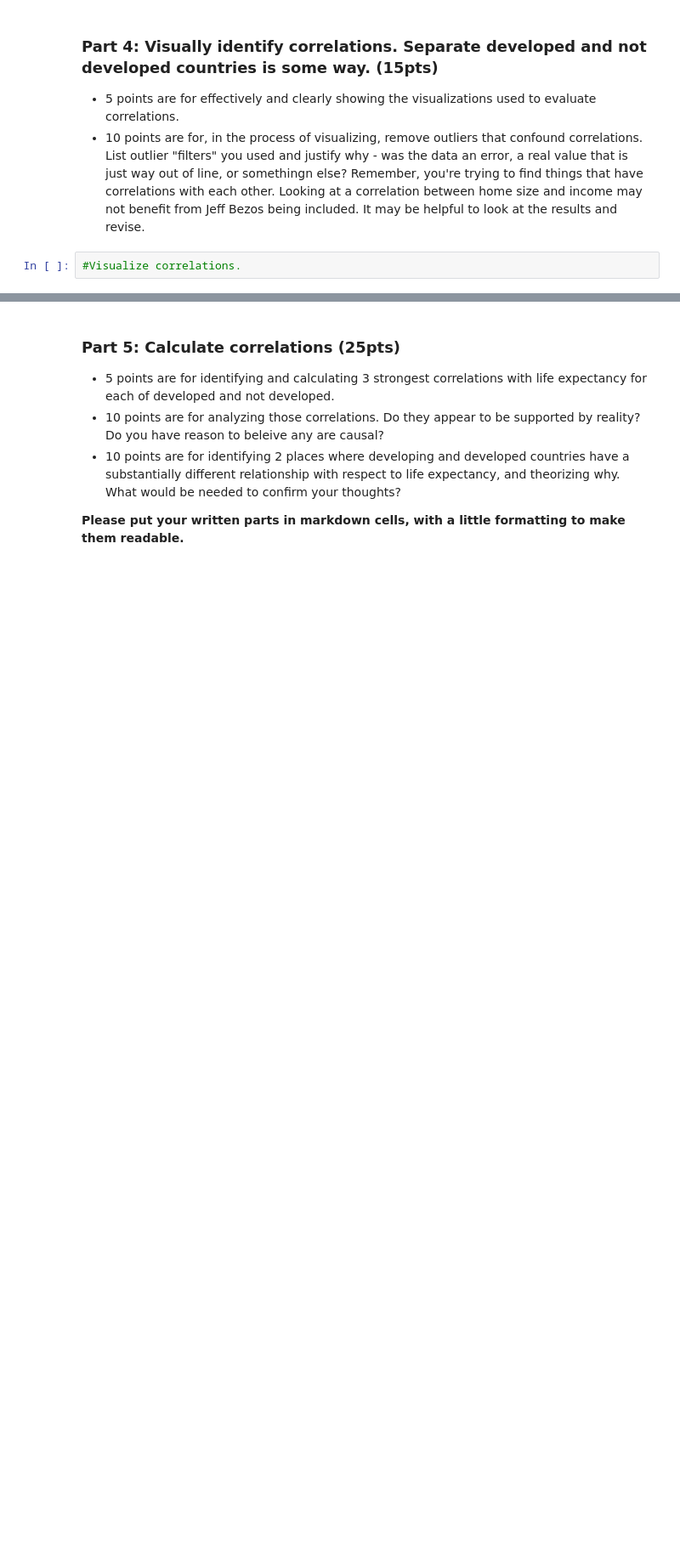
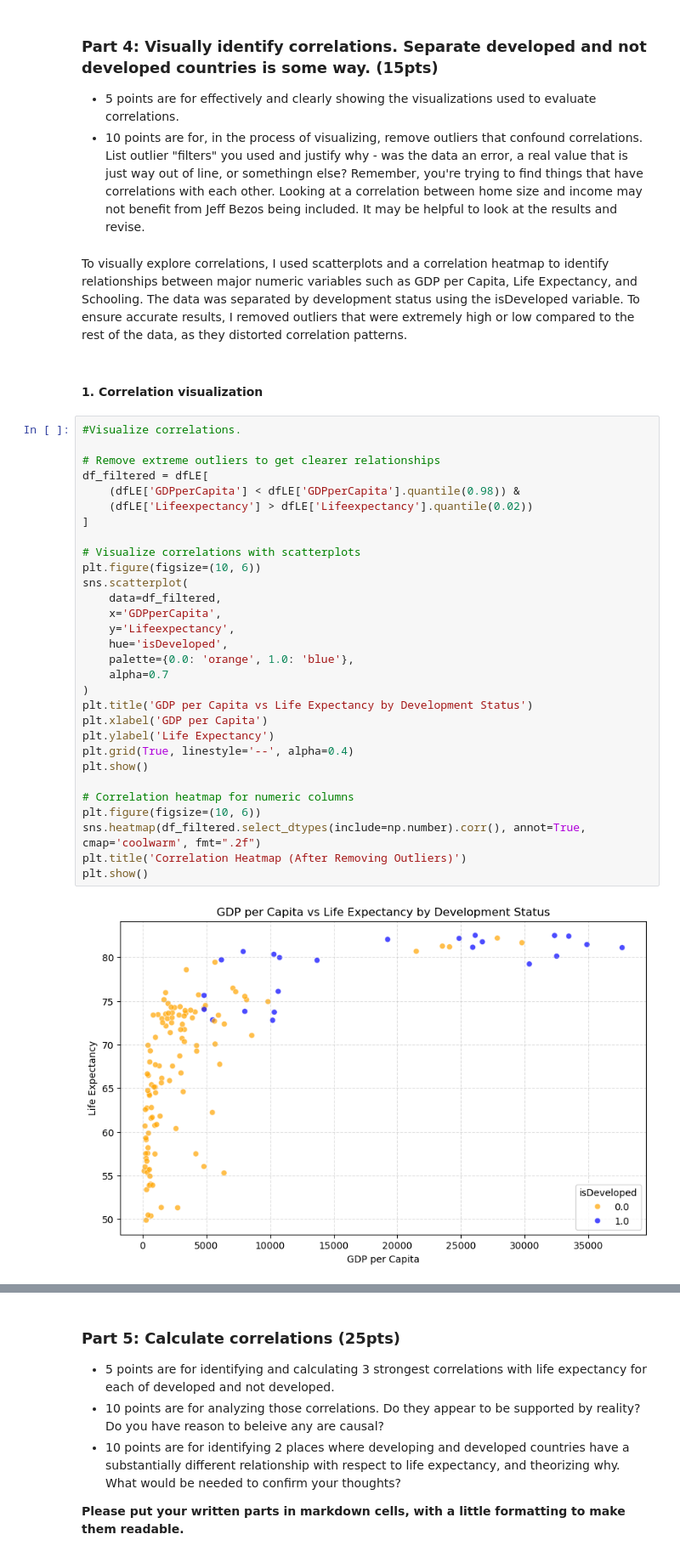
Before and after one commit to AkeemSemperDataScience/data3450-assignment-2-ateebahmed95, a Jupyter notebook: START_Asn_2.ipynb, the cells around one changed output, grey strips where cells are left out. Shown at 85% size. Saved outputs shown, nothing was run; the diff lists cells and outputs as text; blank space fills up the shorter version.

```diff
--- a/START_Asn_2.ipynb
+++ b/START_Asn_2.ipynb
@@ -81,5 +236,39 @@ Print each distribution is some type of visualization, also print the cumulative
 <li>5 points are for effectively and clearly showing the visualizations used to evaluate correlations.
 <li>10 points are for, in the process of visualizing, remove outliers that confound correlations. List outlier "filters" you used and justify why - was the data an error, a real value that is just way out of line, or somethingn else? Remember, you're trying to find things that have correlations with each other. Looking at a correlation between home size and income may not benefit from Jeff Bezos being included. It may be helpful to look at the results and revise.
 </ul>
-# %%
-#Visualize correlations.
+# %% [markdown]
+To visually explore correlations, I used scatterplots and a correlation heatmap to identify relationships between major numeric variables such as GDP per Capita, Life Expectancy, and Schooling. The data was separated by development status using the isDeveloped variable. To ensure accurate results, I removed outliers that were extremely high or low compared to the rest of the data, as they distorted correlation patterns.
+# %% [markdown]
+#### 1. Correlation visualization
+# %%
+#Visualize correlations.
+
+# Remove extreme outliers to get clearer relationships
+df_filtered = dfLE[
+    (dfLE['GDPperCapita'] < dfLE['GDPperCapita'].quantile(0.98)) &
+    (dfLE['Lifeexpectancy'] > dfLE['Lifeexpectancy'].quantile(0.02))
+]
+
+# Visualize correlations with scatterplots
+plt.figure(figsize=(10, 6))
+sns.scatterplot(
+    data=df_filtered,
+    x='GDPperCapita',
+    y='Lifeexpectancy',
+    hue='isDeveloped',
+    palette={0.0: 'orange', 1.0: 'blue'},
+    alpha=0.7
+)
+plt.title('GDP per Capita vs Life Expectancy by Development Status')
+plt.xlabel('GDP per Capita')
+plt.ylabel('Life Expectancy')
+plt.grid(True, linestyle='--', alpha=0.4)
+plt.show()
+
+# Correlation heatmap for numeric columns
+plt.figure(figsize=(10, 6))
+sns.heatmap(df_filtered.select_dtypes(include=np.number).corr(), annot=True, cmap='coolwarm', fmt=".2f")
+plt.title('Correlation Heatmap (After Removing Outliers)')
+plt.show()
+# %% [output]
+[figure, added]
```
Also changed, not shown: parts of 28 cells of this notebook, 2 other files.
